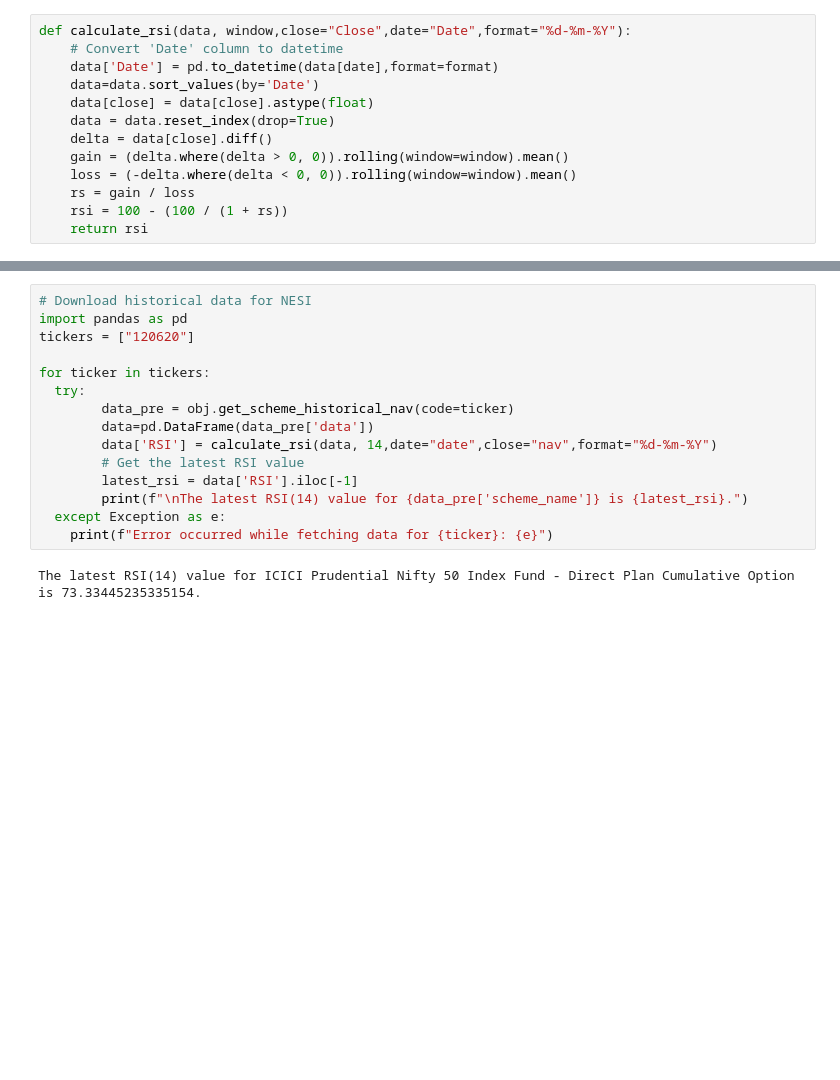
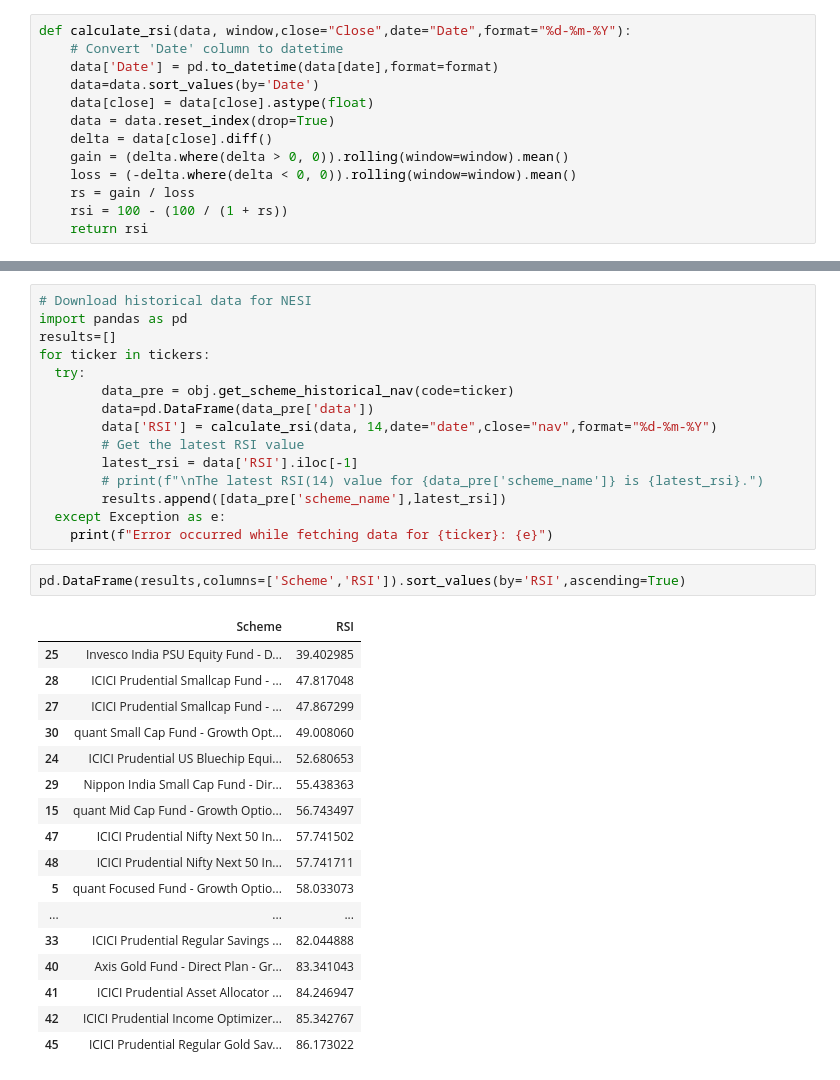
Before and after one commit to balasubramaniyan-p/pdsnd_github, a Jupyter notebook: Index_RSI__R_MACD_Bolinger.ipynb, the cells around one changed output, grey strips where cells are left out. Drawn from its saved outputs; the diff is of its cells as text; blank space fills up the shorter version.

Commit message:
added as table

```diff
--- a/Index_RSI__R_MACD_Bolinger.ipynb
+++ b/Index_RSI__R_MACD_Bolinger.ipynb
@@ -42,8 +100,7 @@ def calculate_rsi(data, window,close="Close",date="Date",format="%d-%m-%Y"):
 # %%
 # Download historical data for NESI
 import pandas as pd
-tickers = ["120620"]
-
+results=[]
 for ticker in tickers:
   try:
         data_pre = obj.get_scheme_historical_nav(code=ticker)
@@ -51,8 +108,27 @@ for ticker in tickers:
         data['RSI'] = calculate_rsi(data, 14,date="date",close="nav",format="%d-%m-%Y")
         # Get the latest RSI value
         latest_rsi = data['RSI'].iloc[-1]
-        print(f"\nThe latest RSI(14) value for {data_pre['scheme_name']} is {latest_rsi}.")
+        # print(f"\nThe latest RSI(14) value for {data_pre['scheme_name']} is {latest_rsi}.")
+        results.append([data_pre['scheme_name'],latest_rsi])
   except Exception as e:
     print(f"Error occurred while fetching data for {ticker}: {e}")
-# %% [output]
-The latest RSI(14) value for ICICI Prudential Nifty 50 Index Fund - Direct Plan Cumulative Option is 73.33445235335154.
+# %%
+pd.DataFrame(results,columns=['Scheme','RSI']).sort_values(by='RSI',ascending=True)
+# %% [output]
+|  | Scheme | RSI |
+| 25 | Invesco India PSU Equity Fund - D... | 39.402985 |
+| 28 | ICICI Prudential Smallcap Fund - ... | 47.817048 |
+| 27 | ICICI Prudential Smallcap Fund - ... | 47.867299 |
+| 30 | quant Small Cap Fund - Growth Opt... | 49.008060 |
+| 24 | ICICI Prudential US Bluechip Equi... | 52.680653 |
+| 29 | Nippon India Small Cap Fund - Dir... | 55.438363 |
+| 15 | quant Mid Cap Fund - Growth Optio... | 56.743497 |
+| 47 | ICICI Prudential Nifty Next 50 In... | 57.741502 |
+| 48 | ICICI Prudential Nifty Next 50 In... | 57.741711 |
+| 5 | quant Focused Fund - Growth Optio... | 58.033073 |
+| ... | ... | ... |
+| 33 | ICICI Prudential Regular Savings ... | 82.044888 |
+| 40 | Axis Gold Fund - Direct Plan - Gr... | 83.341043 |
+| 41 | ICICI Prudential Asset Allocator ... | 84.246947 |
+| 42 | ICICI Prudential Income Optimizer... | 85.342767 |
+| 45 | ICICI Prudential Regular Gold Sav... | 86.173022 |
```
Also changed, not shown: parts of 1 cell of this notebook.
